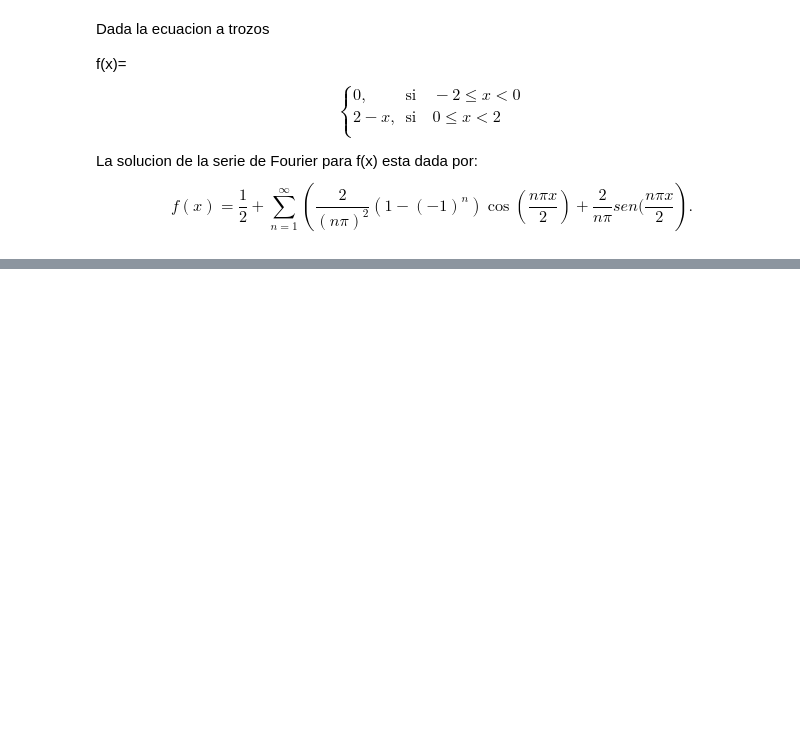
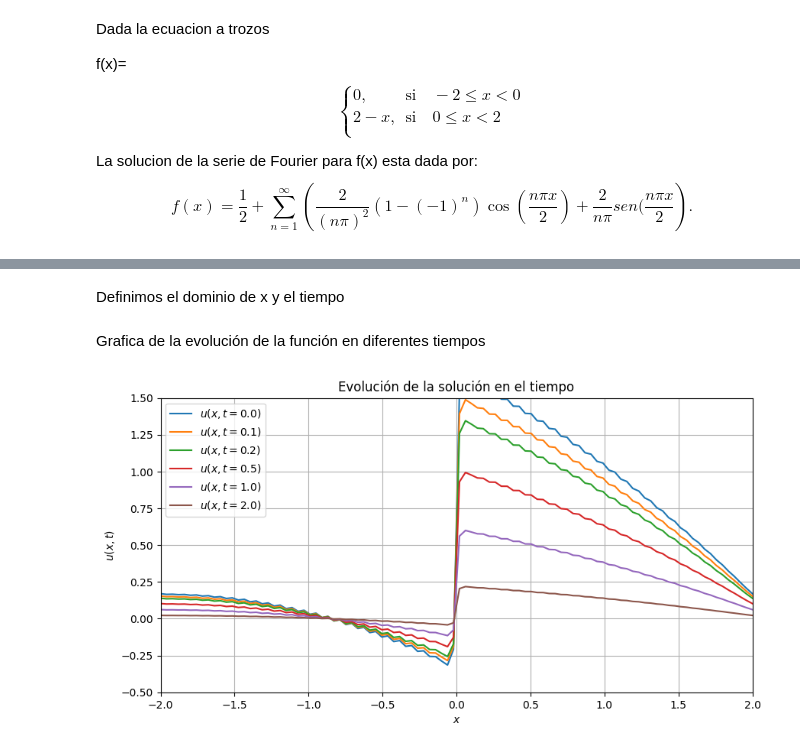
Before and after one commit to Annette-1/Ecuaciones_Diferenciales_Parciales, a Jupyter notebook: SERIES DE FOURIER.ipynb, the cells around one changed output, grey strips where cells are left out. Drawn from its saved outputs; the diff is of its cells as text; code cells hidden in the pictures; blank space fills up the shorter version.

```diff
--- a/SERIES DE FOURIER.ipynb
+++ b/SERIES DE FOURIER.ipynb
@@ -68,0 +24,8 @@ plt.show()
+# %%
+def fourier_series(x, N=20):
+    f = 0.5  # Término a_0/2
+    for n in range(1, N+1):
+        an = (2 * (-1)**(n-1)) / (n**2 * pi**2)
+        bn = (2 / (n * pi))
+        f += an * cos(n * pi * x / 2) + bn * sin(n * pi * x / 2)
+    return f
@@ -68,0 +34,31 @@ plt.show()
+# %%
+def fourier_series_time(x, t, N=50):
+    f = zeros((len(x), len(t)))
+    for i in range(len(t)):
+        f[:, i] = fourier_series(x, N) * exp(-t[i])  # Agregamos decaimiento exponencial
+    return f
+# %% [markdown]
+Definimos el dominio de x y el tiempo
+# %%
+x = linspace(-2, 2, 100)
+t = linspace(0, 10, 100)
+# %%
+# Aproximación de la serie para diferentes tiempos
+U = fourier_series_time(x, t, N=50)
+# %% [markdown]
+Grafica de la evolución de la función en diferentes tiempos
+# %%
+figure(figsize=(10,5))
+for i in [0, 1, 2, 5, 10, 20]:
+    plot(x, U[:, i], label=f'$u(x,t={t[i]:.1f})$')
+
+xlabel('$x$')
+ylabel('$u(x,t)$')
+title('Evolución de la solución en el tiempo')
+legend()
+grid()
+xlim(-2, 2)
+ylim(-0.5, 1.5)
+show()
+# %% [output]
+[figure, added]
```
Also changed, not shown: parts of 5 cells of this notebook.
